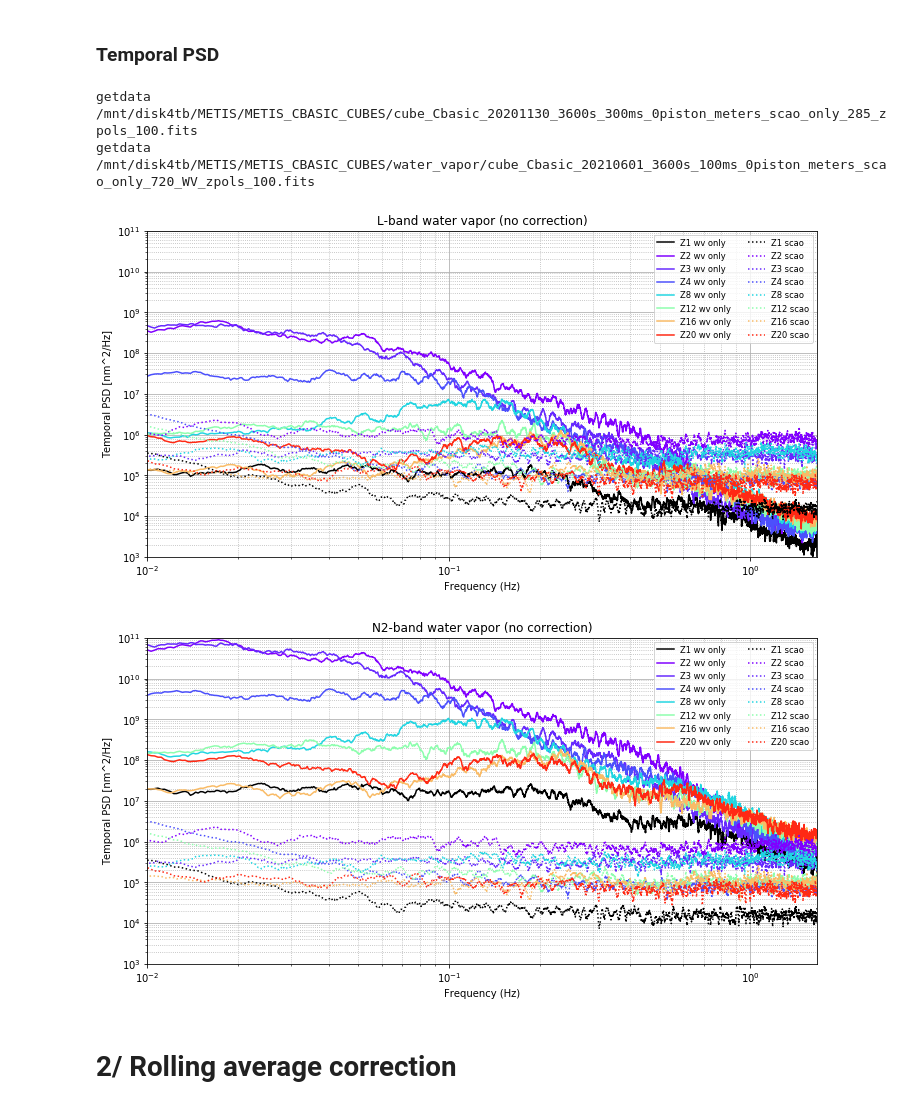
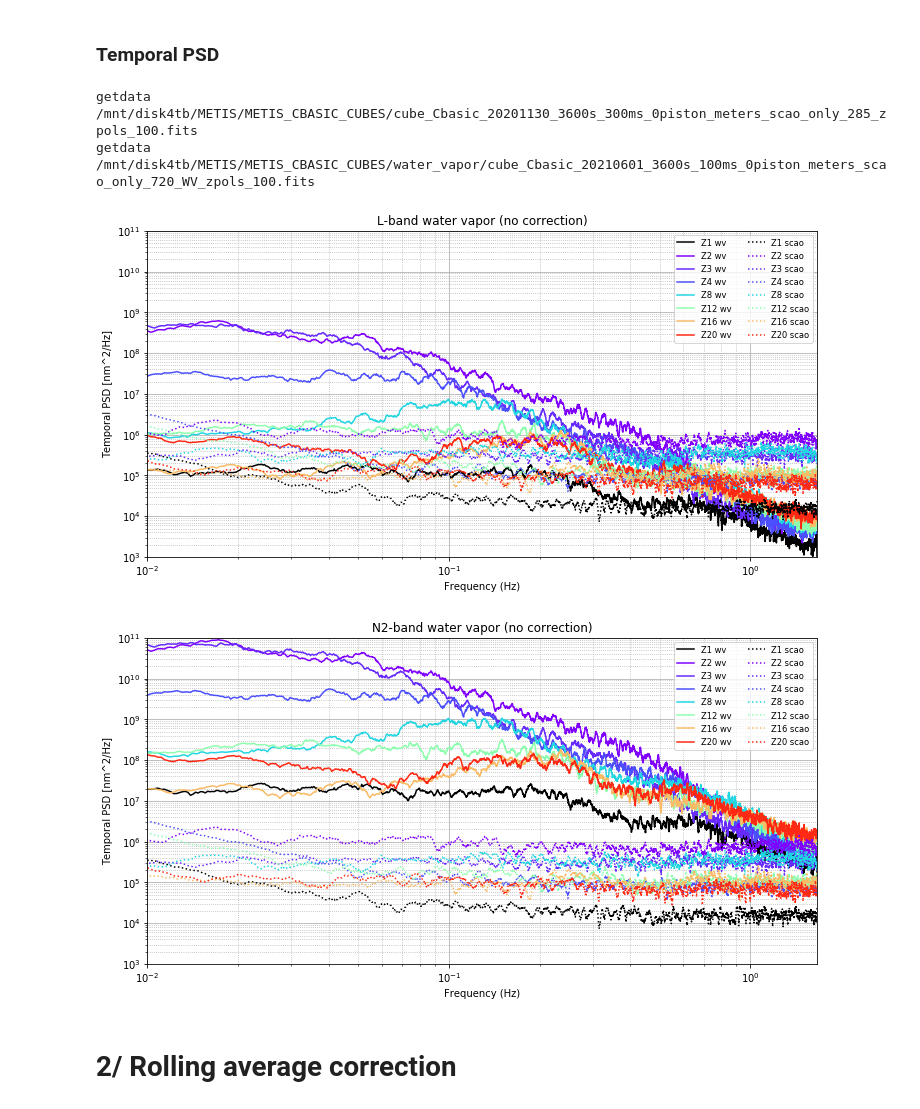
Before and after one commit to vortex-exoplanet/HEEPS, a Jupyter notebook: tools/water_vapor/closed_loop_control.ipynb, the cells around one changed output. Cells and saved outputs as stored; diff of their text form; code cells hidden in the pictures.

```diff
--- a/tools/water_vapor/closed_loop_control.ipynb
+++ b/tools/water_vapor/closed_loop_control.ipynb
@@ -181,15 +182,15 @@ fig.colorbar(im, cax=cbar_ax);
 # %%
 tpsd_scao = psd_temporal(get_zernike(scao, pup, nzer)[:,:nzer_psd])*1e9**2
 tpsd_wv = psd_temporal(get_zernike(wv, pup, nzer)[::step,:nzer_psd])*1e9**2
 tpsd_wvl = tpsd_wv*(rms_L/temporal_rms)**2
 tpsd_wvn = tpsd_wv*(rms_N/temporal_rms)**2
-plot_tpsd(tpsd_wvl, 'wv only', tpsd_scao, 'scao', 'L-band water vapor (no correction)')
-plot_tpsd(tpsd_wvn, 'wv only', tpsd_scao, 'scao', 'N2-band water vapor (no correction)')
+plot_tpsd(tpsd_wvl, 'wv', tpsd_scao, 'scao', 'L-band water vapor (no correction)')
+plot_tpsd(tpsd_wvn, 'wv', tpsd_scao, 'scao', 'N2-band water vapor (no correction)')
 # %% [output]
 getdata /mnt/disk4tb/METIS/METIS_CBASIC_CUBES/cube_Cbasic_20201130_3600s_300ms_0piston_meters_scao_only_285_zpols_100.fits
 getdata /mnt/disk4tb/METIS/METIS_CBASIC_CUBES/water_vapor/cube_Cbasic_20210601_3600s_100ms_0piston_meters_scao_only_720_WV_zpols_100.fits
-[figure, old version]
+[figure, new version]
-[figure, old version]
+[figure, new version]
 # %% [markdown]
 # 2/ Rolling average correction
 # %%
```
Also changed, not shown: parts of 14 cells of this notebook.
